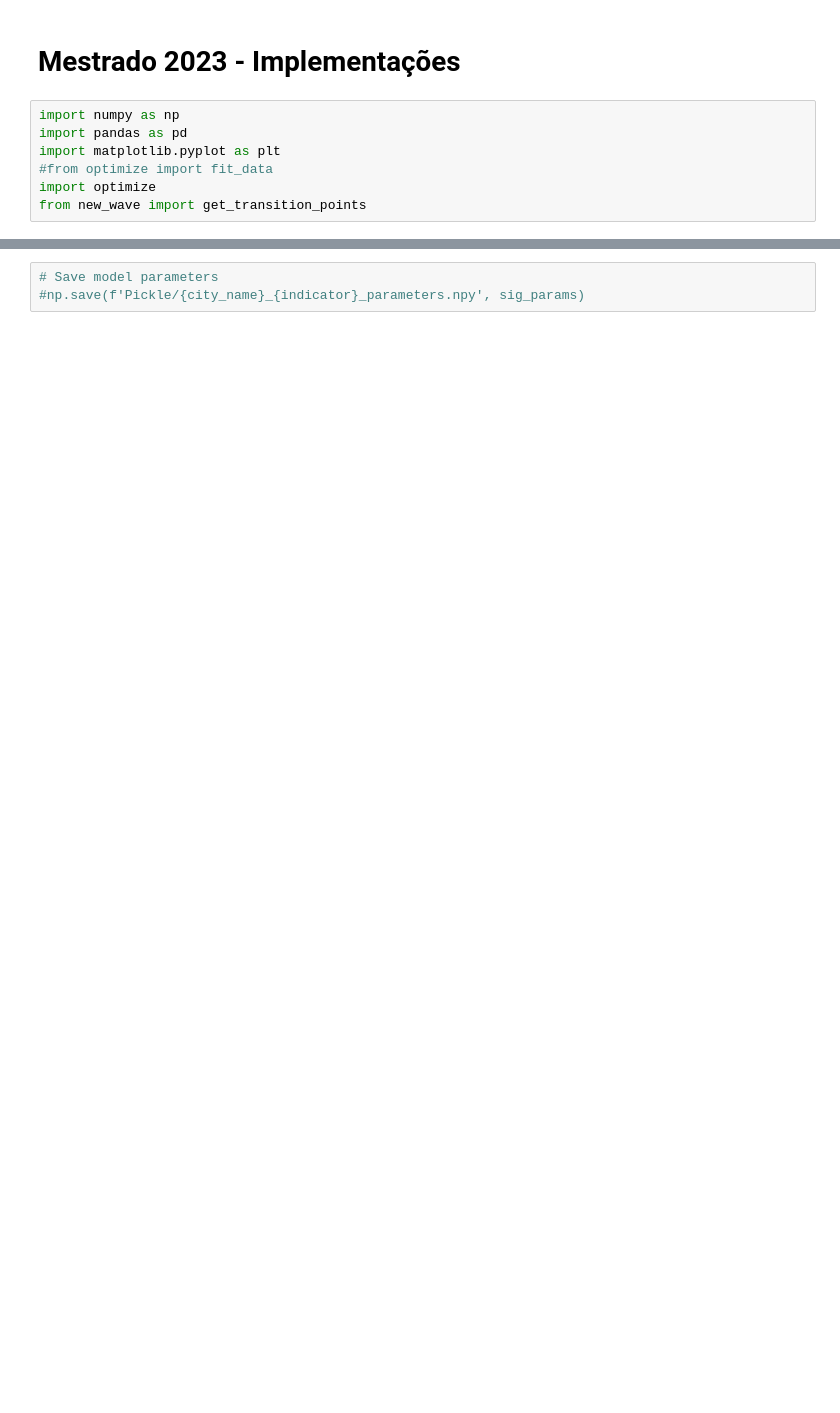
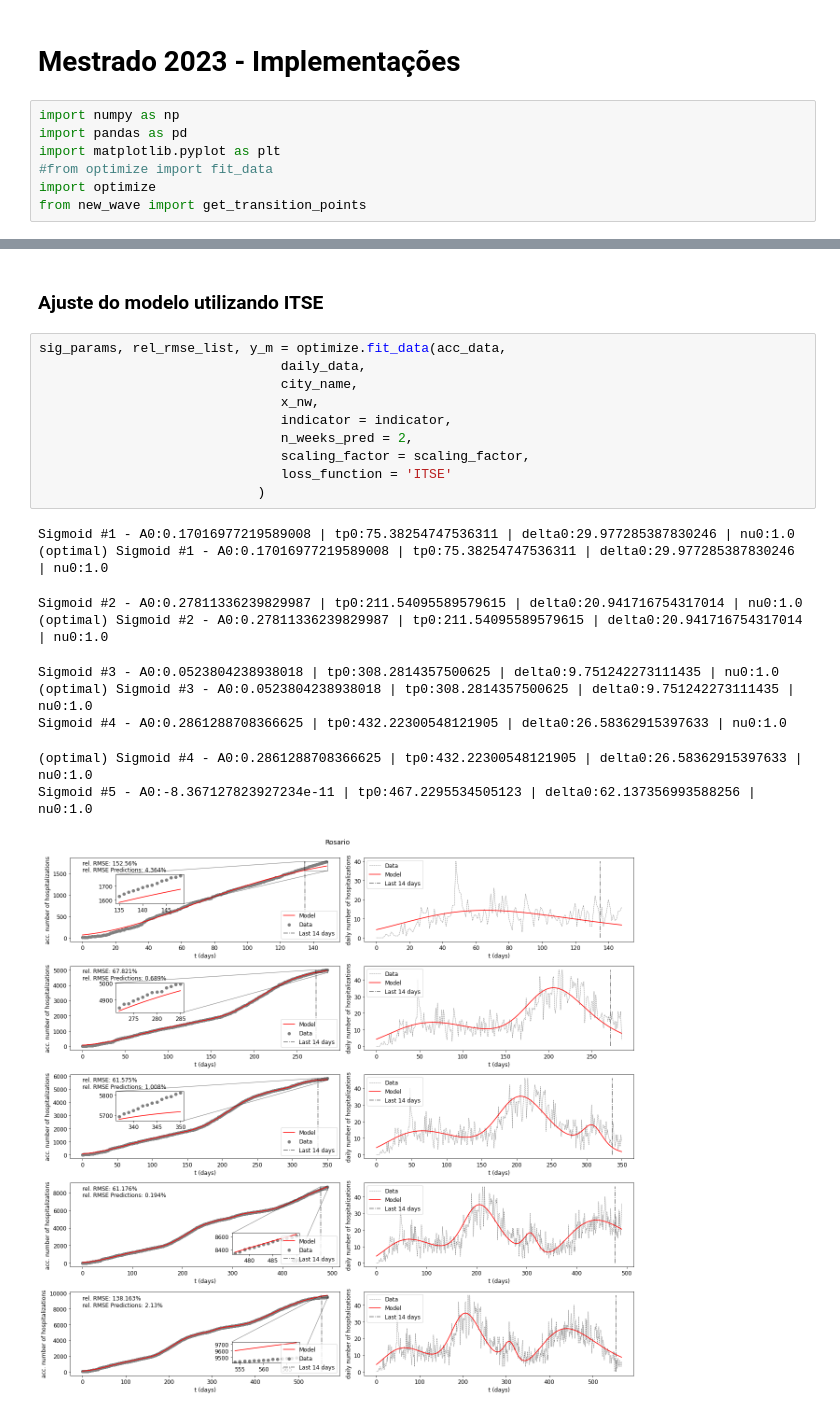
Before and after one commit to fpelogia/epid-models, a Jupyter notebook: Mestrado 2023/main.ipynb, the cells around one changed output, grey strips where cells are left out. Drawn from its saved outputs; the diff is of its cells as text; blank space fills up the shorter version.

Commit message:
Estudo MSE ITSE - Teste Hospitalizações

```diff
--- a/Mestrado 2023/main.ipynb
+++ b/Mestrado 2023/main.ipynb
@@ -98,3 +88,23 @@ Sigmoid #5 - A0:199.62568435949305 | tp0:471.7125207060246 | delta0:10.583205084
-# %%
-# Save model parameters
-#np.save(f'Pickle/{city_name}_{indicator}_parameters.npy', sig_params)
+# %% [markdown]
+### Ajuste do modelo utilizando ITSE
+# %%
+sig_params, rel_rmse_list, y_m = optimize.fit_data(acc_data,
+                               daily_data,
+                               city_name,
+                               x_nw,
+                               indicator = indicator,
+                               n_weeks_pred = 2,
+                               scaling_factor = scaling_factor,
+                               loss_function = 'ITSE'
+                            )
+# %% [output]
+Sigmoid #1 - A0:0.17016977219589008 | tp0:75.38254747536311 | delta0:29.977285387830246 | nu0:1.0
+(optimal) Sigmoid #1 - A0:0.17016977219589008 | tp0:75.38254747536311 | delta0:29.977285387830246 | nu0:1.0
+Sigmoid #2 - A0:0.27811336239829987 | tp0:211.54095589579615 | delta0:20.941716754317014 | nu0:1.0
+(optimal) Sigmoid #2 - A0:0.27811336239829987 | tp0:211.54095589579615 | delta0:20.941716754317014 | nu0:1.0
+Sigmoid #3 - A0:0.0523804238938018 | tp0:308.2814357500625 | delta0:9.751242273111435 | nu0:1.0
+(optimal) Sigmoid #3 - A0:0.0523804238938018 | tp0:308.2814357500625 | delta0:9.751242273111435 | nu0:1.0
+Sigmoid #4 - A0:0.2861288708366625 | tp0:432.22300548121905 | delta0:26.58362915397633 | nu0:1.0
+(optimal) Sigmoid #4 - A0:0.2861288708366625 | tp0:432.22300548121905 | delta0:26.58362915397633 | nu0:1.0
+Sigmoid #5 - A0:-8.367127823927234e-11 | tp0:467.2295534505123 | delta0:62.137356993588256 | nu0:1.0
+[figure, added]
```
Also changed, not shown: parts of 17 cells of this notebook, 6 other files.
